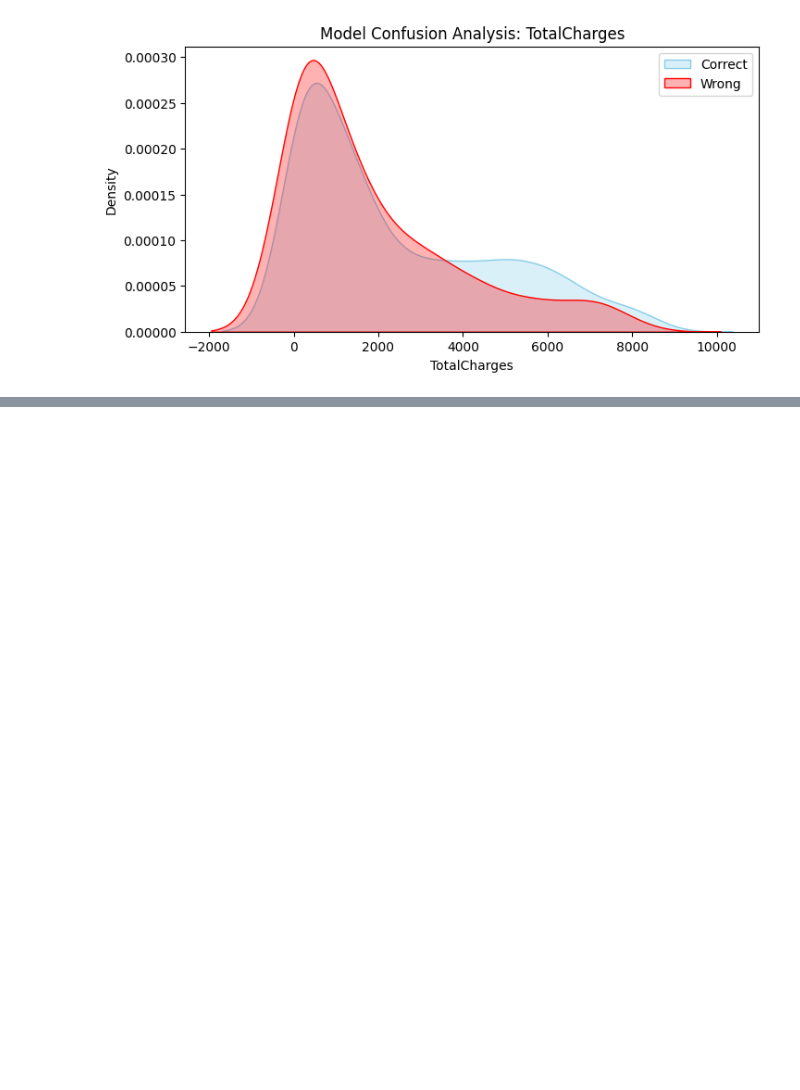
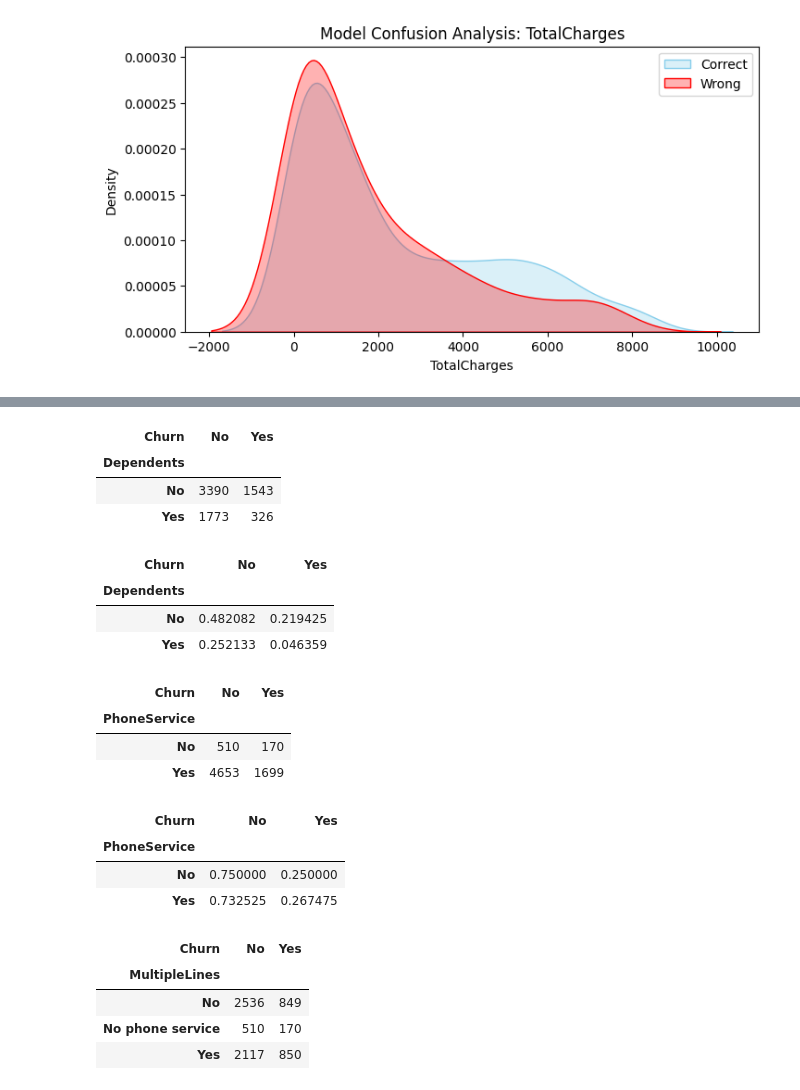
Before and after one commit to yagantiAshok/Churn_Customer_Prediction, a Jupyter notebook: notebook/EDA.ipynb, the cells around one changed output, grey strips where cells are left out. Drawn from its saved outputs; the diff is of its cells as text; code cells hidden in the pictures; blank space fills up the shorter version.

```diff
--- a/notebook/EDA.ipynb
+++ b/notebook/EDA.ipynb
@@ -675,0 +767,36 @@ for feature in features_to_analyze:
+# %%
+pd.crosstab(df["Dependents"],df["Churn"])
+# %% [output]
+| Churn | No | Yes |
+| Dependents |  |  |
+| No | 3390 | 1543 |
+| Yes | 1773 | 326 |
+# %%
+pd.crosstab(df["Dependents"],df["Churn"],normalize=True)
+# %% [output]
+| Churn | No | Yes |
+| Dependents |  |  |
+| No | 0.482082 | 0.219425 |
+| Yes | 0.252133 | 0.046359 |
+# %%
+pd.crosstab(df["PhoneService"],df["Churn"])
+# %% [output]
+| Churn | No | Yes |
+| PhoneService |  |  |
+| No | 510 | 170 |
+| Yes | 4653 | 1699 |
+# %%
+pd.crosstab(df["PhoneService"],df["Churn"],normalize="index")
+# %% [output]
+| Churn | No | Yes |
+| PhoneService |  |  |
+| No | 0.750000 | 0.250000 |
+| Yes | 0.732525 | 0.267475 |
+# %%
+pd.crosstab(df["MultipleLines"],df["Churn"])
+# %% [output]
+| Churn | No | Yes |
+| MultipleLines |  |  |
+| No | 2536 | 849 |
+| No phone service | 510 | 170 |
+| Yes | 2117 | 850 |
```
Also changed, not shown: parts of 23 cells of this notebook, 30 other files.
